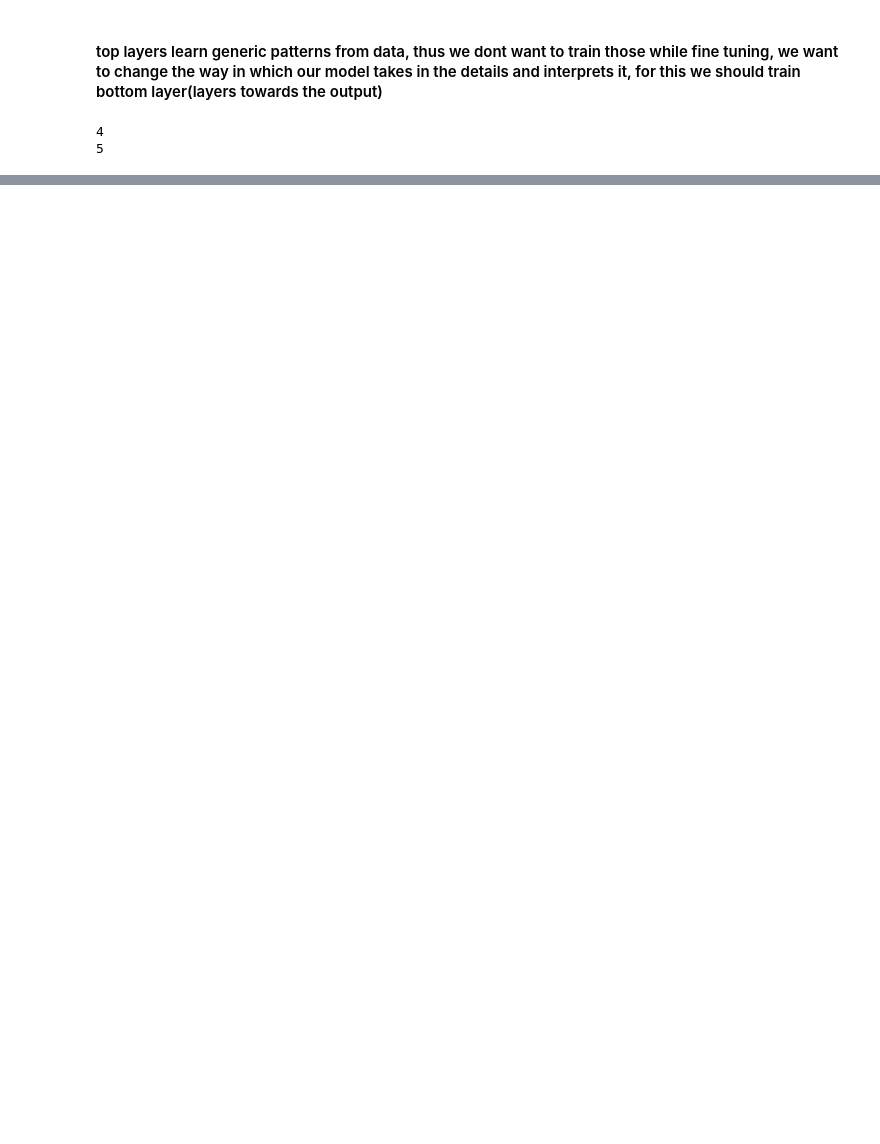
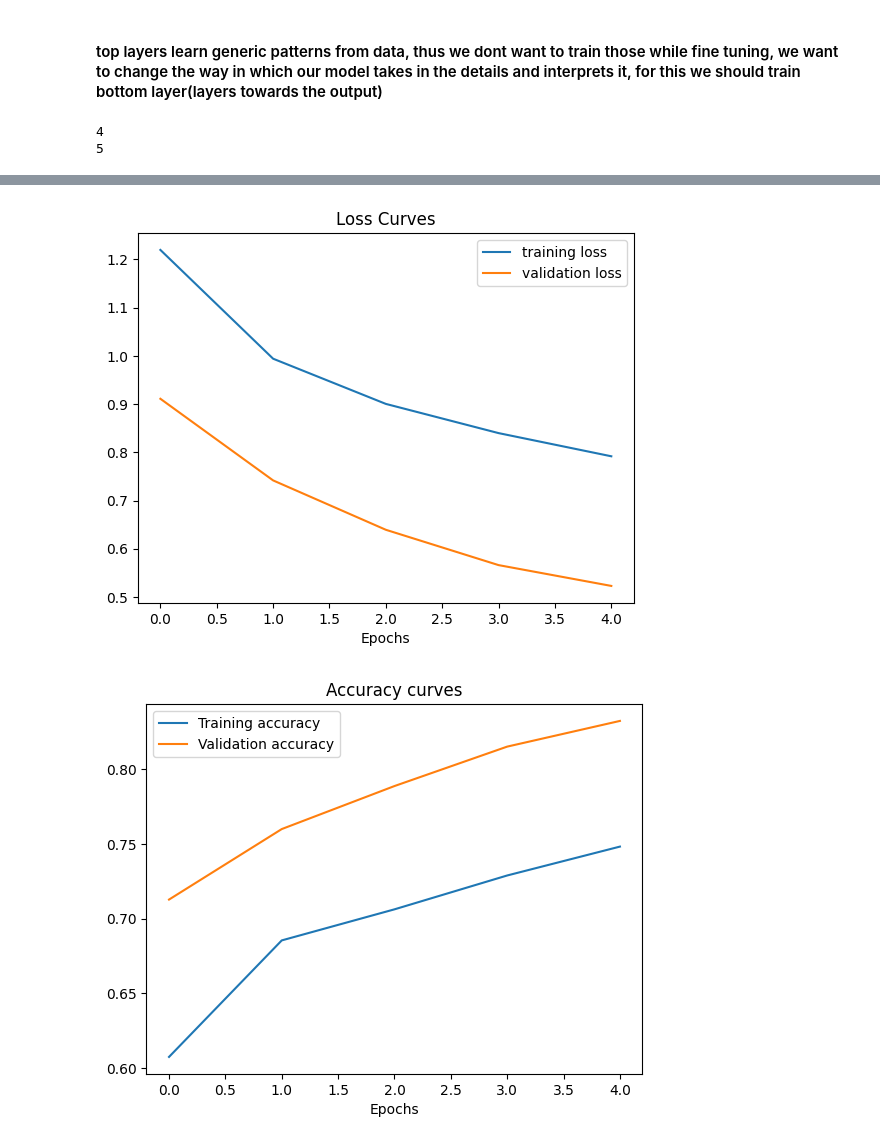
Before and after one commit to divyalaldinani/Deep-Learning-in-TensorFlow, a Jupyter notebook: 05_transfer_learning_feature_extraction.ipynb, the cells around one changed output, grey strips where cells are left out. Saved outputs shown, nothing was run; the diff lists cells and outputs as text; code cells hidden in the pictures; blank space fills up the shorter version.

```diff
--- a/05_transfer_learning_feature_extraction.ipynb
+++ b/05_transfer_learning_feature_extraction.ipynb
@@ -753,0 +816,14 @@ Epoch 5/5
+# %%
+model_2.compile(loss='categorical_crossentropy',
+                optimizer=tf.keras.optimizers.Adam(learning_rate=0.0001),
+                metrics=['accuracy']
+                )
+
+model_2.load_weights(checkpoint_path)
+# %%
+!wget https://storage.googleapis.com/ztm_tf_course/food_vision/10_food_classes_all_data.zip
+unzip_folder("10_food_classes_all_data.zip")
+
+# Setup data directories
+train_dir = "10_food_classes_all_data/train/"
+test_dir = "10_food_classes_all_data/test/"
@@ -753,0 +841,11 @@ Epoch 5/5
+# %%
+import tensorflow as tf
+IMG_SIZE = (224, 224)
+train_data_10_classes_full = tf.keras.preprocessing.image_dataset_from_directory(train_dir,
+                                                                                 label_mode="categorical",
+                                                                                 image_size=IMG_SIZE)
+
+# Note: this is the same test dataset we've been using for the previous modelling experiments
+test_data = tf.keras.preprocessing.image_dataset_from_directory(test_dir,
+                                                                label_mode="categorical",
+                                                                image_size=IMG_SIZE)
@@ -753,0 +855,5 @@ Epoch 5/5
+# %%
+history_2_unfreezed_trained_on_full = model_2.fit(train_data_10_classes_full,
+                                                  validation_data=test_data,
+                                                  epochs=5,
+                                                  callbacks=[create_tensorboard_callback1('transfer-learning-2', 'model-4')])
@@ -753,0 +878,5 @@ Epoch 5/5
+# %%
+plot_loss_curves(history_2_unfreezed_trained_on_full)
+# %% [output]
+[figure, added]
+[figure, added]
```
Also changed, not shown: parts of 36 cells of this notebook.
